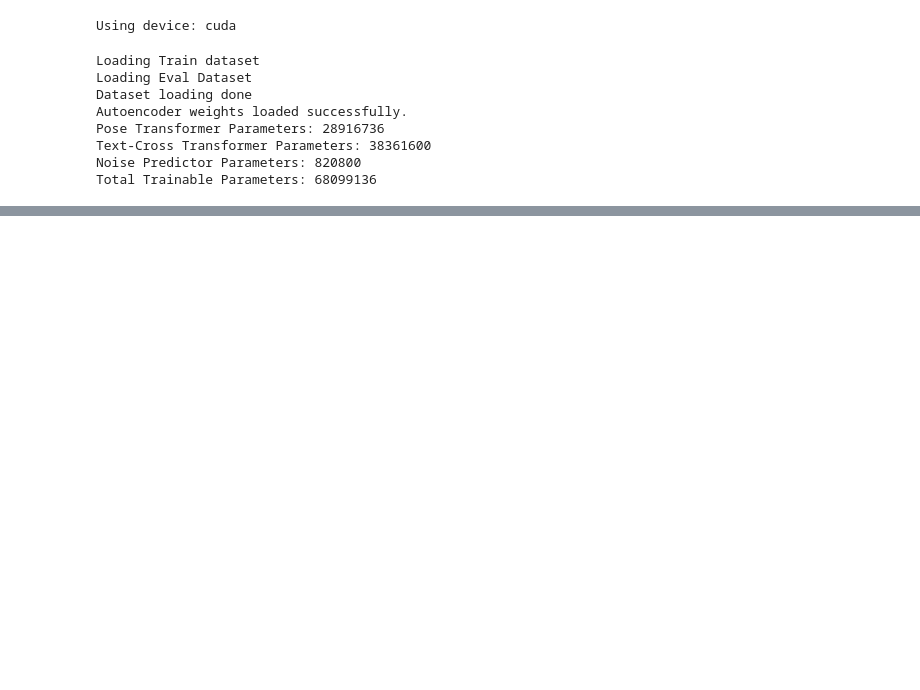
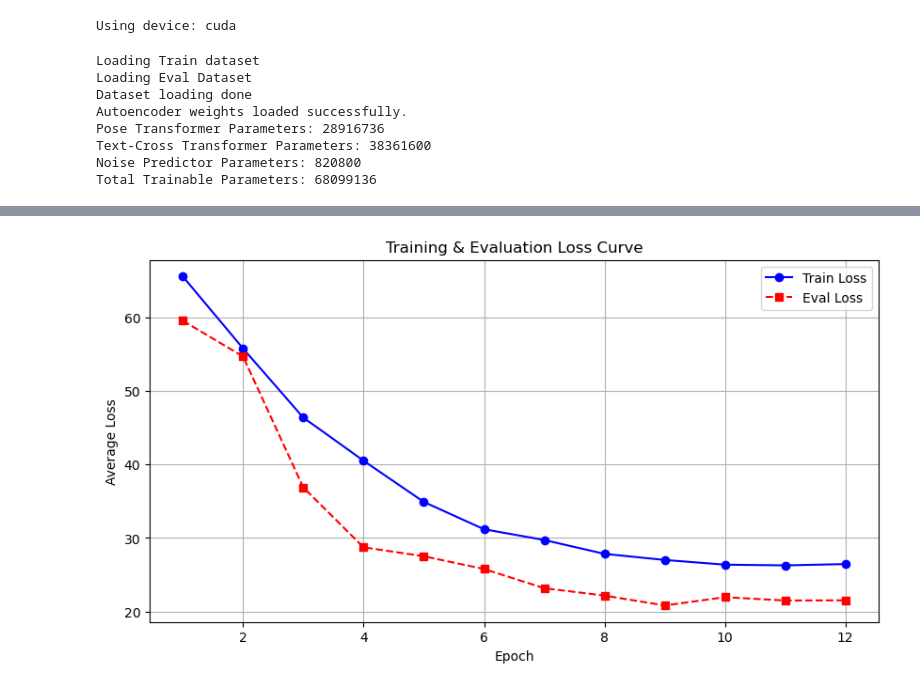
Before and after one commit to kerwin145/ttt-diffuse, a Jupyter notebook: train_text.only.ipynb, the cells around one changed output, grey strips where cells are left out. Saved outputs shown, nothing was run; the diff lists cells and outputs as text; code cells hidden in the pictures; blank space fills up the shorter version.

```diff
--- a/train_text.only.ipynb
+++ b/train_text.only.ipynb
@@ -21,13 +21,13 @@ from NoiseScheduler import NoiseScheduler
 mp.set_start_method("spawn", force=True)
 
 BATCH_SIZE = 8
-ACCUMULATION_STEPS = 4
-EPOCHS = 7
+ACCUMULATION_STEPS = 16
+EPOCHS = 12
 SAVE_PATH = "model_output"
 
 LEARNING_RATE = 1e-4
 WEIGHT_DECAY = 1e-1
-PERCENT_TRAIN = 1
+PERCENT_TRAIN = 0.865
 
 EMBEDDING_DIM = 512
 POSE_FEATURES_DIM = 263
@@ -477,9 +477,9 @@ CFG_DROPOUT_RATE = 0.1
 # 5.1.0 uses SNR weighting
 # 5.1.1 changes cross transformer layers from 6 to 4
 # 6 introducd AE
-# 7 introduced CFG
+# 7 introduced CFG | 7.1 used ACC of 16
 
-checkpoint_path = f"model_saves/v7.0.0_TT_datapercent{PERCENT_TRAIN}_lr{LEARNING_RATE}_WD{WEIGHT_DECAY}_P{POSE_TRANSFORMER_LAYERS}C{CROSS_TRANSFORMER_LAYERS}_CFG{CFG_DROPOUT_RATE}"
+checkpoint_path = f"model_saves/v7.0.0_TT_datapercent{PERCENT_TRAIN}_lr{LEARNING_RATE}_WD{WEIGHT_DECAY}_P{POSE_TRANSFORMER_LAYERS}C{CROSS_TRANSFORMER_LAYERS}_CFG{CFG_DROPOUT_RATE}_ACC{ACCUMULATION_STEPS}"
 
 print("Loading Train dataset")
 trainDataset = PoseTextDataset(src_dir=src_dir,setting="train",tokenizer=clip_tokenizer, joint_num=22, use_percentage=PERCENT_TRAIN)
@@ -615,0 +628 @@ AttributeError: 'Trainer' object has no attribute 'training'
+[figure, added]
```
Also changed, not shown: parts of 1 cell of this notebook, 8 other files.
